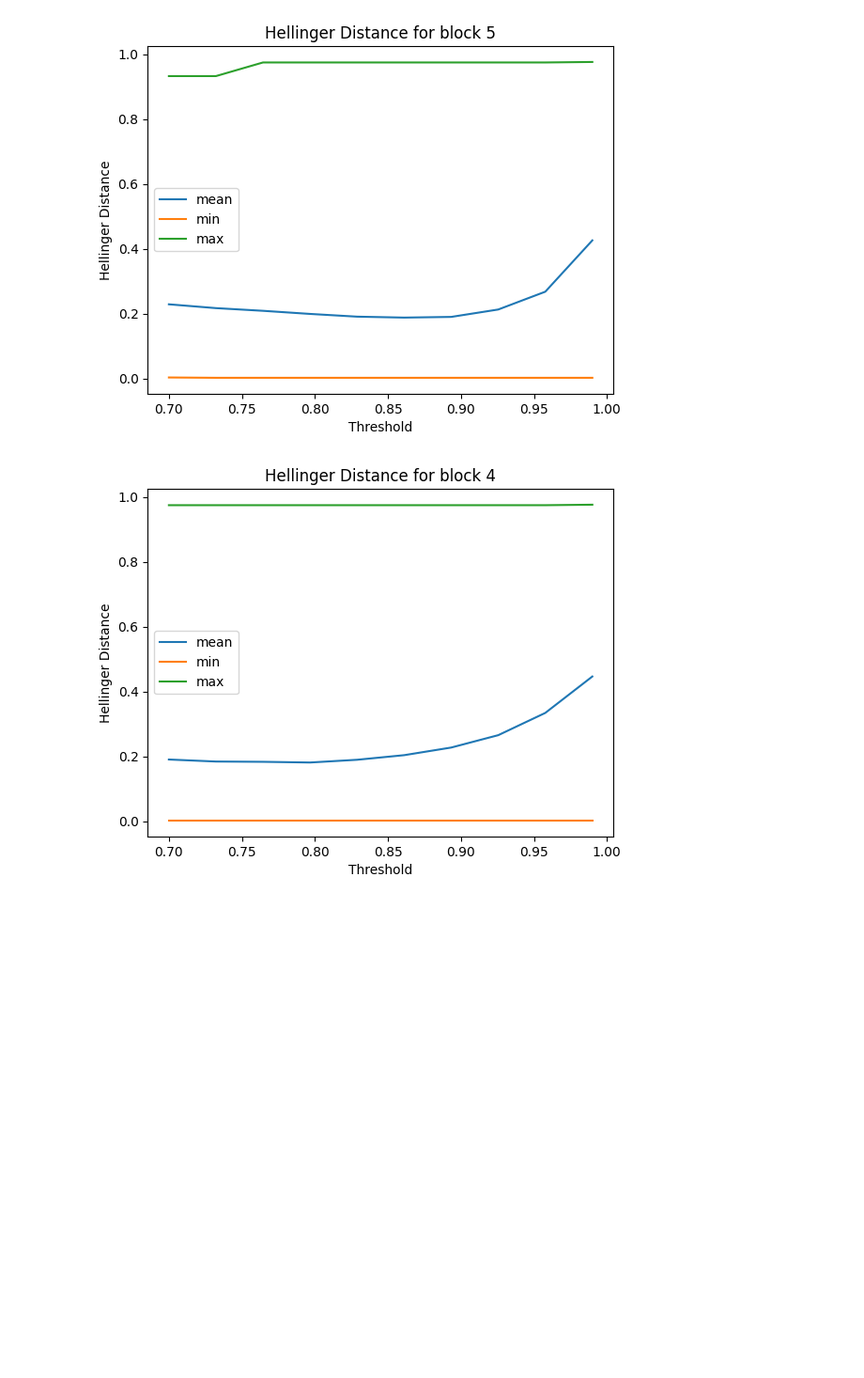
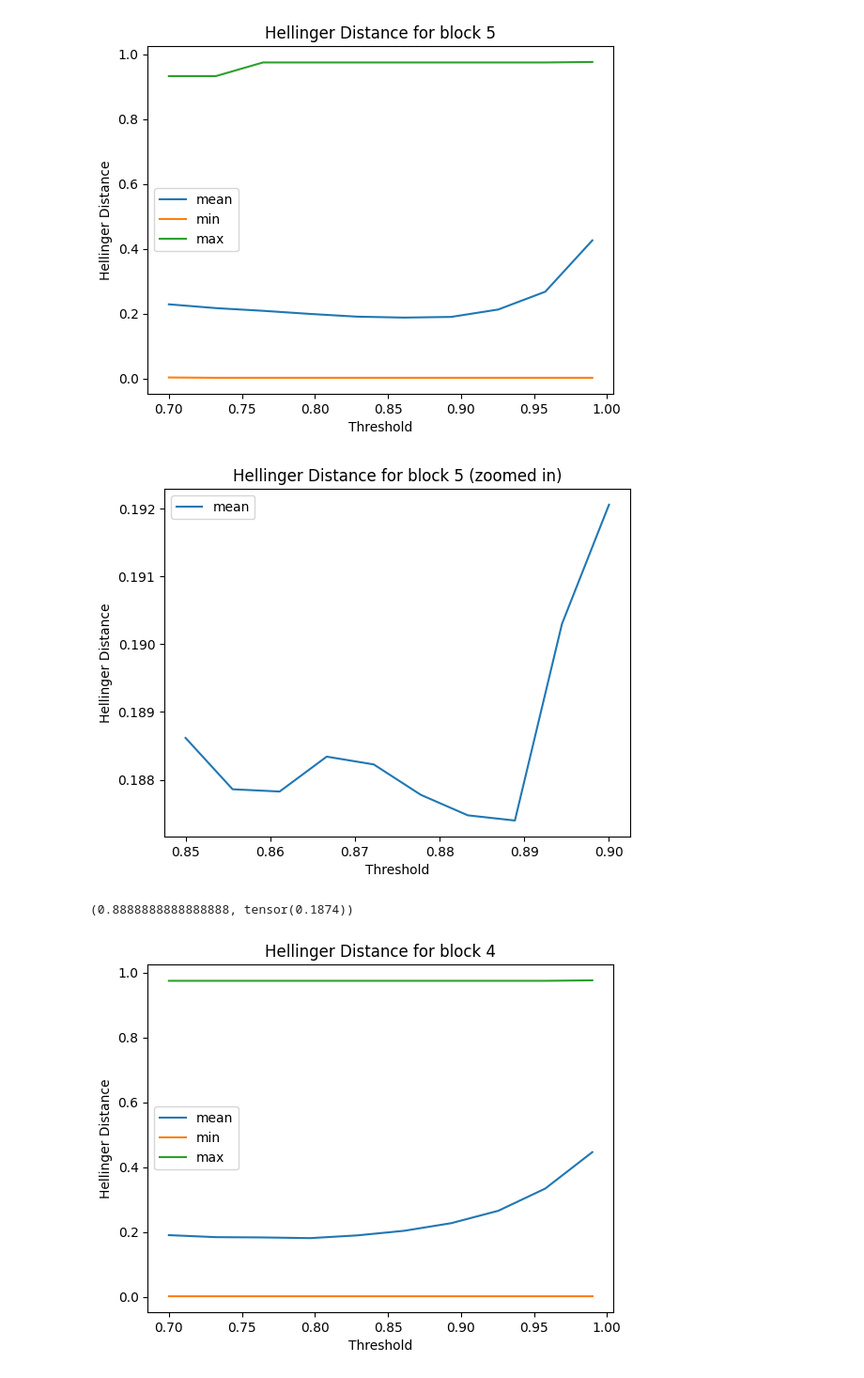
Before and after one commit to spather/transformer-experiments, a Jupyter notebook: nbs/analyses/40_widening_similar_space.ipynb, the cells around one changed output. Shown at 94% size. Cells and saved outputs as stored; diff of their text form; code cells hidden in the pictures; blank space fills up the shorter version.

Commit message:
Zoom in on Hellinger distance plots in area of minimum

```diff
--- a/nbs/analyses/40_widening_similar_space.ipynb
+++ b/nbs/analyses/40_widening_similar_space.ipynb
@@ -2385,6 +2385,21 @@ plot_h_stats_vs_thresholds(
 )
 # %% [output]
 [figure]
+# %%
+block_idx = 5
+thresholds = np.linspace(0.85, 0.90, 10)
+h_means, _, _ = h_stats_for_thresholds(block_idx=block_idx, thresholds=thresholds)
+plot_h_stats_vs_thresholds(
+    thresholds=thresholds,
+    data_series=[h_means],
+    labels=['mean'],
+    title=f"Hellinger Distance for block {block_idx} (zoomed in)",
+)
+min_idx = torch.stack(h_means).argmin()
+thresholds[min_idx.item()], h_means[min_idx.item()]
+# %% [output]
+[figure, added]
+(0.8888888888888888, tensor(0.1874))
 # %%
 block_idx = 4
 thresholds = np.linspace(0.7, 0.99, 10)
```
Also changed, not shown: parts of 5 cells of this notebook.
